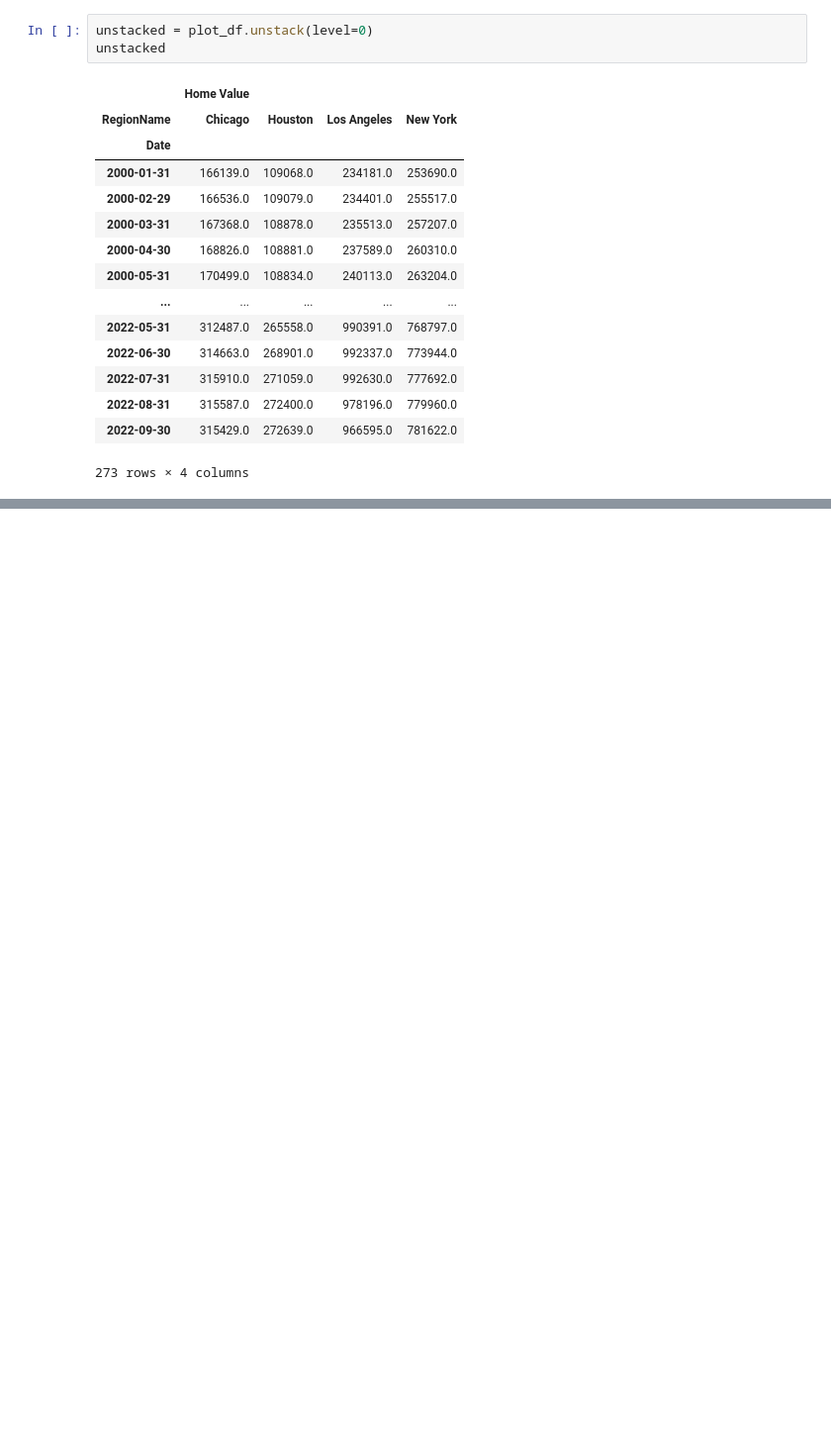
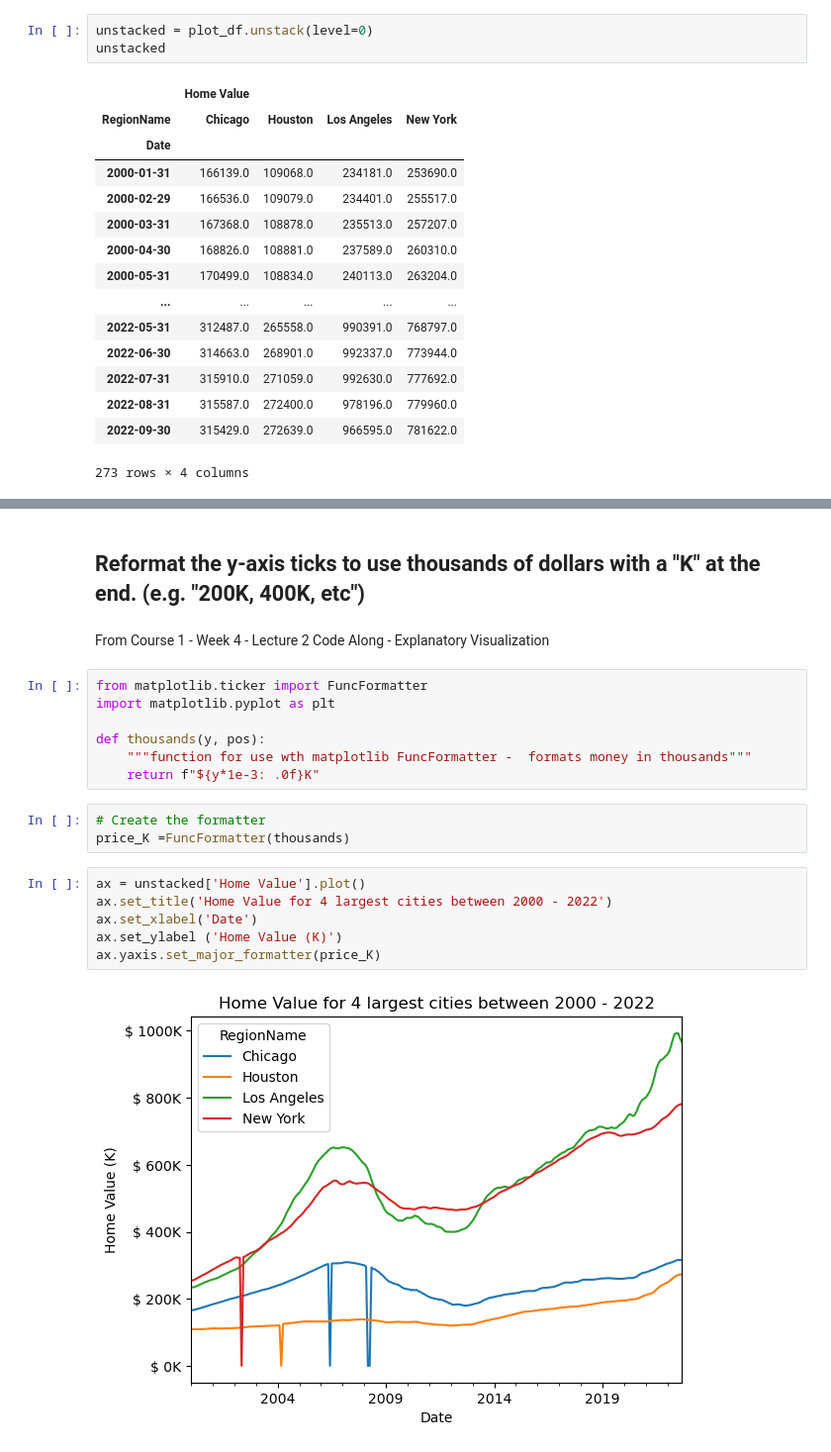
Before and after one commit to ericakitano/data-visualization-week-17-core-assignment-2---Preparing-Time-Series-from-Wide-Form-Data, a Jupyter notebook: Core 2 - Preparing Time Series from Wide-Form Data.ipynb, the cells around one changed output, grey strips where cells are left out. Shown at 99% size. Saved outputs shown, nothing was run; the diff lists cells and outputs as text; blank space fills up the shorter version.

```diff
--- a/Core 2 - Preparing Time Series from Wide-Form Data.ipynb
+++ b/Core 2 - Preparing Time Series from Wide-Form Data.ipynb
@@ -213 +214,23 @@ Text(0.5, 1.0, 'Home Value for 4 largest cities between 2000 - 2022')
 [figure]
+# %% [markdown]
+## Reformat the y-axis ticks to use thousands of dollars with a "K" at the end. (e.g. "200K, 400K, etc")
+# %% [markdown]
+From Course 1 - Week 4 - Lecture 2 Code Along - Explanatory Visualization
+# %%
+from matplotlib.ticker import FuncFormatter
+import matplotlib.pyplot as plt
+
+def thousands(y, pos):
+    """function for use wth matplotlib FuncFormatter -  formats money in thousands"""
+    return f"${y*1e-3: .0f}K"
+# %%
+# Create the formatter
+price_K =FuncFormatter(thousands)
+# %%
+ax = unstacked['Home Value'].plot()
+ax.set_title('Home Value for 4 largest cities between 2000 - 2022')
+ax.set_xlabel('Date')
+ax.set_ylabel ('Home Value (K)')
+ax.yaxis.set_major_formatter(price_K)
+# %% [output]
+[figure, added]
```
Also changed, not shown: parts of 12 cells of this notebook.
